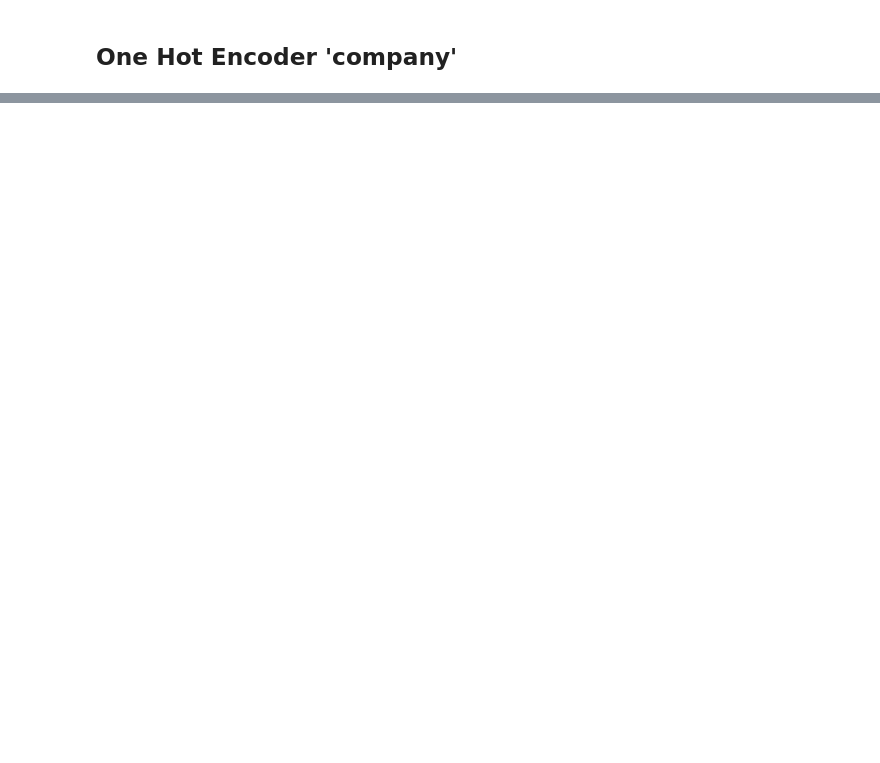
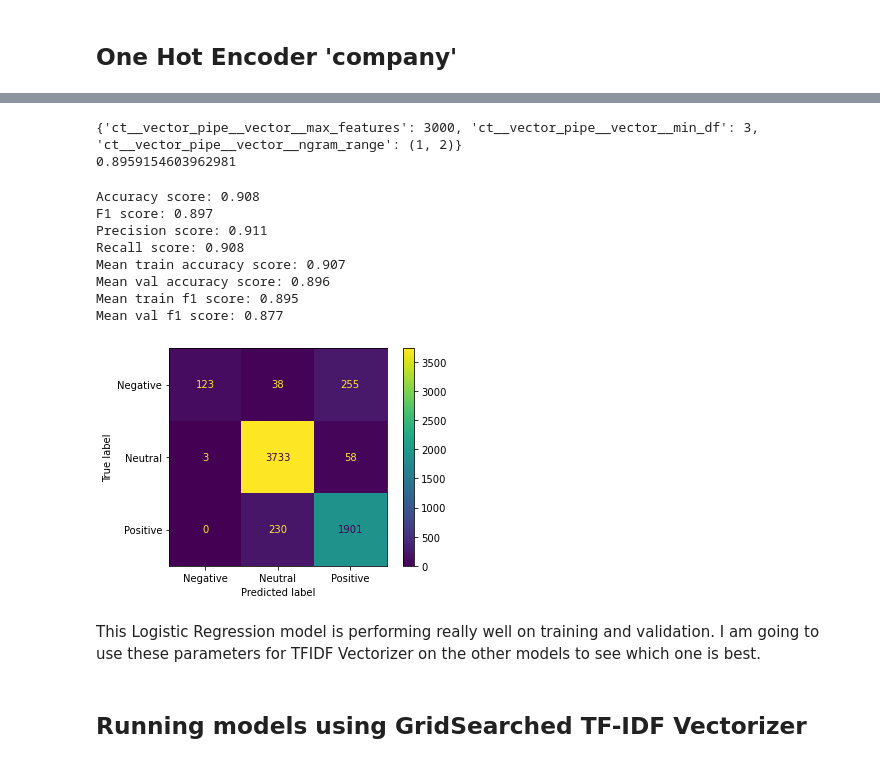
Before and after one commit to Garretthall27/Predicticting-Twitter-Sentiment, a Jupyter notebook: Modeling.ipynb, the cells around one changed output, grey strips where cells are left out. Saved outputs shown, nothing was run; the diff lists cells and outputs as text; code cells hidden in the pictures; blank space fills up the shorter version.

```diff
--- a/Modeling.ipynb
+++ b/Modeling.ipynb
@@ -725,0 +725,3 @@ Mean test f1 score: 0.867
+# %%
+# fit GridSearch with train data
+gs.fit(X_train_final, y_train)
@@ -725,0 +759,13 @@ Mean test f1 score: 0.867
+# %%
+# setting parameters
+params = {}
+
+params['ct__vector_pipe__vector__max_features'] = [500, 1000, 2000, 3000]
+params['ct__vector_pipe__vector__ngram_range'] = [(1,1), (1,2), (1,3)]
+params['ct__vector_pipe__vector__min_df'] = [1, 3, 5]
+# %%
+# GridSearchCV on Log Reg
+gs = GridSearchCV(logreg_pipe, params, cv=5, verbose=1, n_jobs=-1)
+# %%
+# fit GridSearch with train data
+gs.fit(X_train_final, y_train)
@@ -725,0 +794,27 @@ Mean test f1 score: 0.867
+# %%
+# best params
+print(gs.best_params_)
+print(gs.best_score_)
+# %% [output]
+{'ct__vector_pipe__vector__max_features': 3000, 'ct__vector_pipe__vector__min_df': 3, 'ct__vector_pipe__vector__ngram_range': (1, 2)}
+0.8959154603962981
+# %%
+# print training metrics
+print_metrics(gs.best_estimator_, X_train_final, y_train)
+
+# print cross val scores
+print_cross_validate(gs.best_estimator_, X_train_final, y_train)
+# %% [output]
+Accuracy score: 0.908
+F1 score: 0.897
+Precision score: 0.911
+Recall score: 0.908
+Mean train accuracy score: 0.907
+Mean val accuracy score: 0.896
+Mean train f1 score: 0.895
+Mean val f1 score: 0.877
+[figure, added]
+# %% [markdown]
+This Logistic Regression model is performing really well on training and validation. I am going to use these parameters for TFIDF Vectorizer on the other models to see which one is best.
+# %% [markdown]
+## Running models using GridSearched TF-IDF Vectorizer
```
Also changed, not shown: parts of 61 cells of this notebook.
